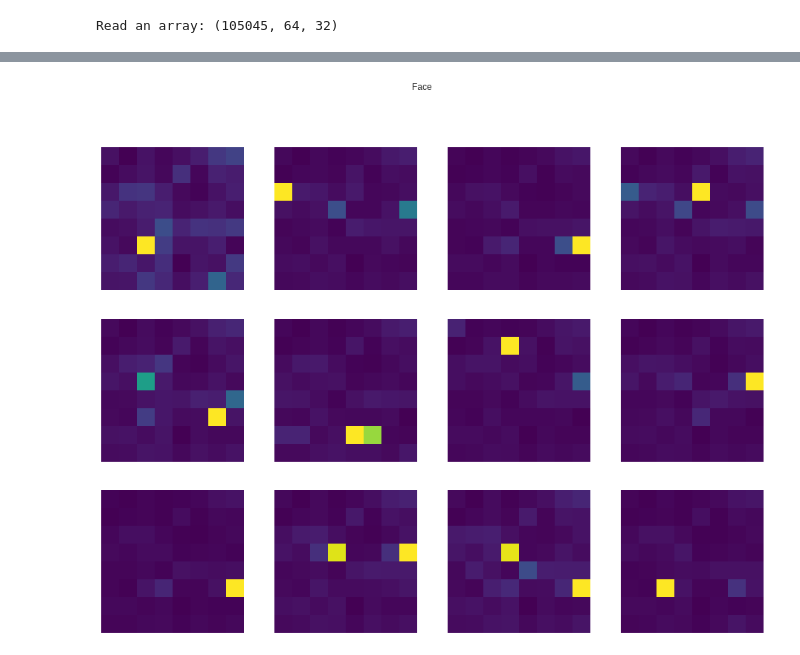
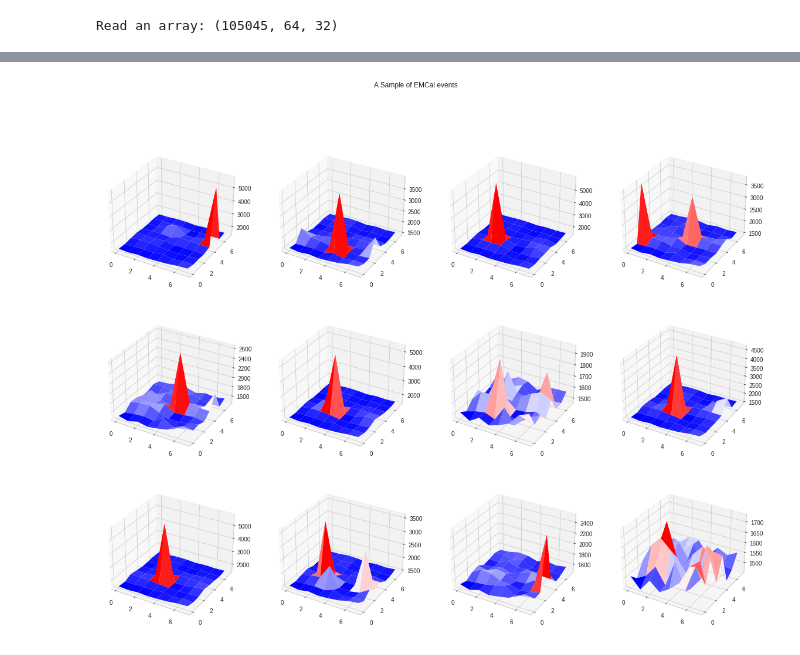
Before and after one commit to regmi-sijan/ml4cal, a Jupyter notebook: testbeam/newfit.ipynb, the cells around one changed output, grey strips where cells are left out. Saved outputs shown, nothing was run; the diff lists cells and outputs as text; code cells hidden in the pictures.

Commit message:
Checkpoint, updated graphing of the EMCAL face

```diff
--- a/testbeam/newfit.ipynb
+++ b/testbeam/newfit.ipynb
@@ -112,31 +112,40 @@ for i in range(0,1000):
 # %%
-(fig, panels) = plt.subplots(3,4)
+from matplotlib import cm
+channel = w.value
+(fig, panels) = plt.subplots(3,4, subplot_kw={'projection': '3d'})
 
-fig.set_size_inches(16.0, 12.0)
-fig.suptitle(f'''Face''')
+fig.set_size_inches(20.0, 15.0)
+fig.suptitle(f'''A Sample of EMCal events''')
+
+x_ = np.arange(0,8)
+y_ = np.arange(0,8)
+x_, y_ = np.meshgrid(x_, y_)
 
 face = np.zeros(shape=(8,8), dtype=np.int32)
 cnt=0
 ip = 0
 jp = 0
 for n in range(0,5000):
     for i in range(0,8):
         for j in range(0,8):
             channel = map[i][j]
             wave = X[n][channel][:31]
             peak = np.amax(wave)
             face[i][j] = peak
 
     maxface = np.amax(face)
-    if maxface<1900: continue
+    if maxface<1700: continue
+    cnt+=1
+    if cnt<37: continue
+    #panels[ip][jp].imshow(face, cmap="viridis")
 
-    panels[ip][jp].imshow(face, cmap="viridis")
-    panels[ip][jp].axis('off')
+    panels[ip][jp].plot_surface(x_, y_, face, cmap=cm.bwr)
+    # panels[ip][jp].axis('off')
     jp+=1
     if jp==4:
         jp=0
         ip+=1
 
     if ip==3: break
 # %% [output]
-[figure, old version]
+[figure, new version]
```
Also changed, not shown: parts of 2 cells of this notebook.
